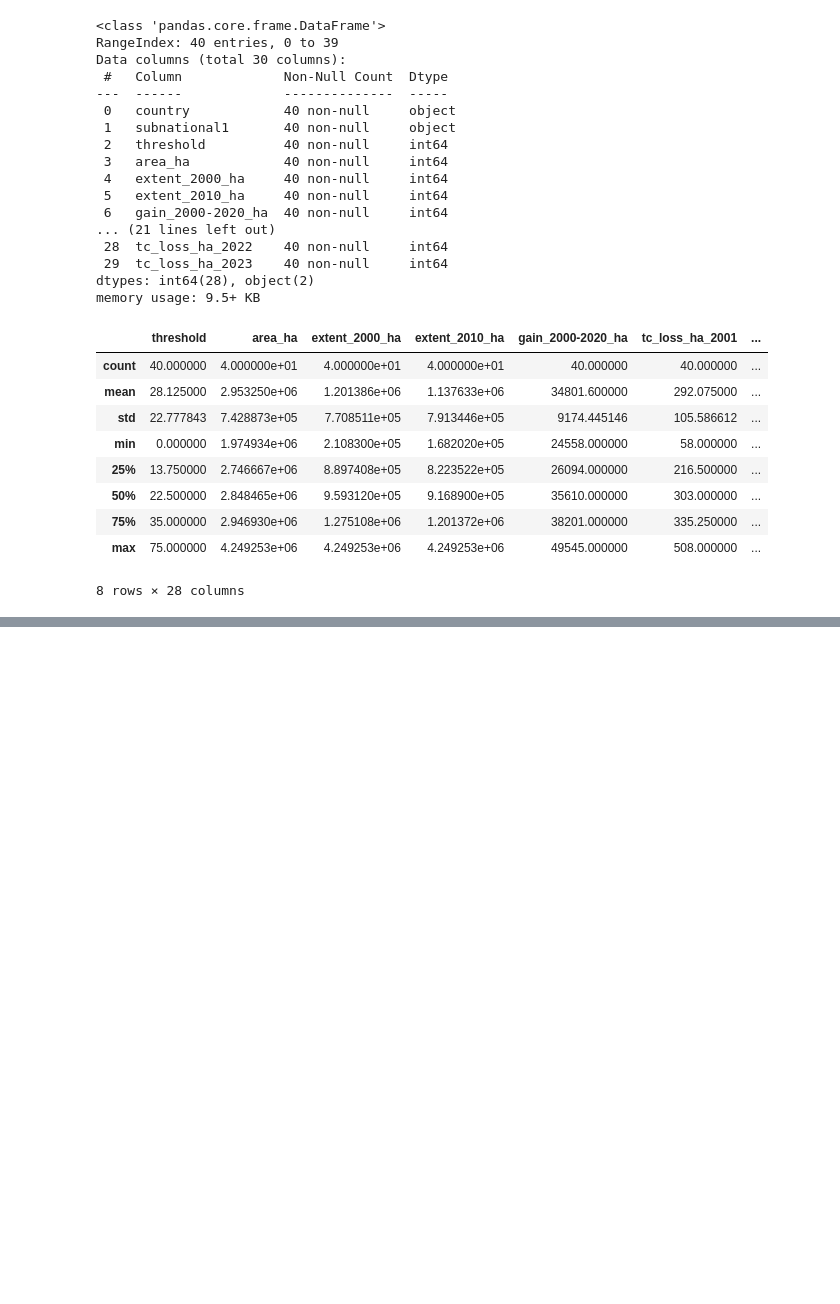
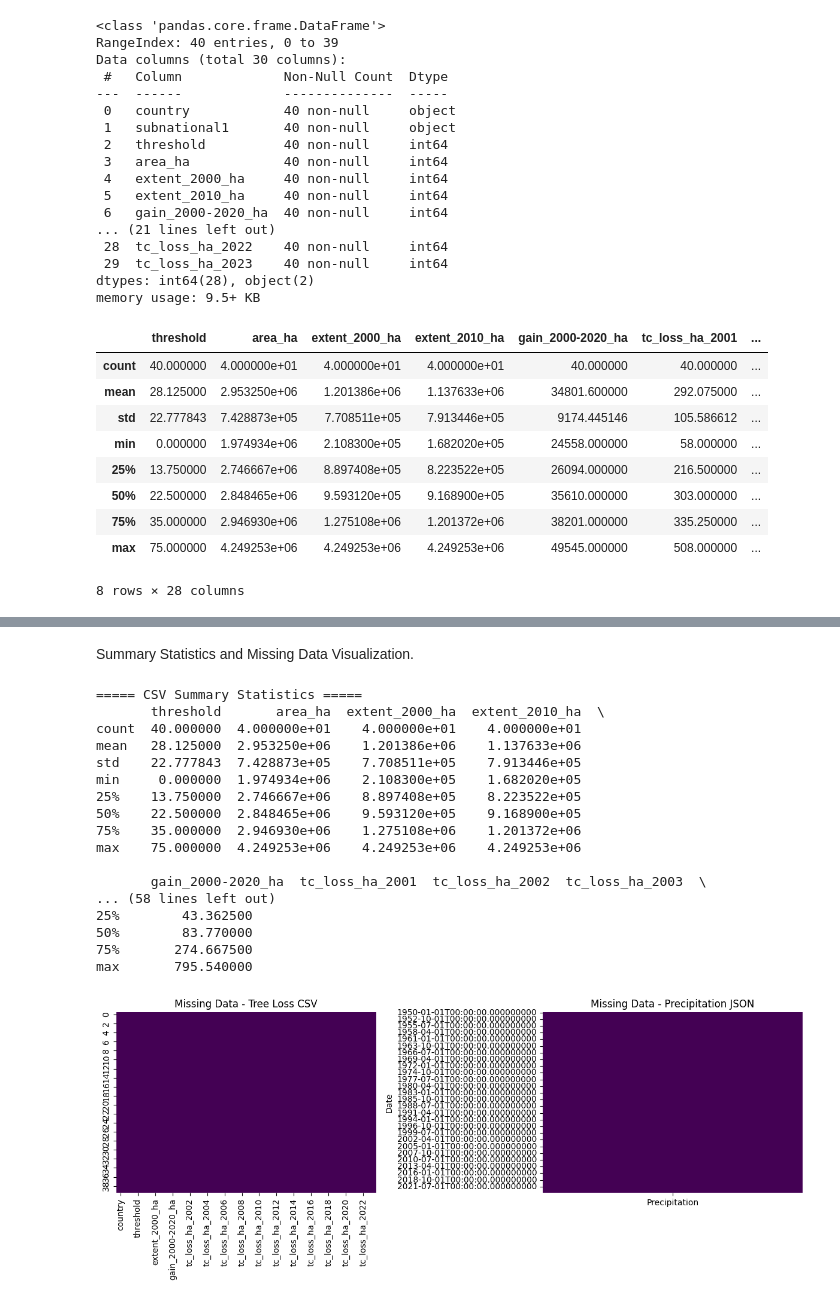
Before and after one commit to Omdena-NIC-Nepal/capstone-project-sandeshpoudel, a Jupyter notebook: main.ipynb, the cells around one changed output, grey strips where cells are left out. Cells and saved outputs as stored; diff of their text form; code cells hidden in the pictures; blank space fills up the shorter version.

```diff
--- a/main.ipynb
+++ b/main.ipynb
@@ -203,0 +354,50 @@ csv_df.describe()
+# %% [markdown]
+ Summary Statistics and Missing Data Visualization.
+# %%
+import matplotlib.pyplot as plt
+import seaborn as sns
+
+### --- CSV Summary --- ###
+print("===== CSV Summary Statistics =====")
+print(tree_loss_df.describe())
+
+### --- JSON Summary --- ###
+print("\n\n===== JSON Summary Statistics =====")
+print(pr_df.describe())
+
+
+
+### --- Missing Data Heatmaps --- ###
+plt.figure(figsize=(12, 5))
+
+# CSV missing data
+plt.subplot(1, 2, 1)
+sns.heatmap(tree_loss_df.isnull(), cbar=False, cmap='viridis')
+plt.title('Missing Data - Tree Loss CSV')
+
+# JSON missing data
+plt.subplot(1, 2, 2)
+sns.heatmap(pr_df.isnull(), cbar=False, cmap='viridis')
+plt.title('Missing Data - Precipitation JSON')
+
+plt.tight_layout()
+plt.show()
+# %% [output]
+===== CSV Summary Statistics =====
+       threshold       area_ha  extent_2000_ha  extent_2010_ha  \
+count  40.000000  4.000000e+01    4.000000e+01    4.000000e+01
+mean   28.125000  2.953250e+06    1.201386e+06    1.137633e+06
+std    22.777843  7.428873e+05    7.708511e+05    7.913446e+05
+min     0.000000  1.974934e+06    2.108300e+05    1.682020e+05
+25%    13.750000  2.746667e+06    8.897408e+05    8.223522e+05
+50%    22.500000  2.848465e+06    9.593120e+05    9.168900e+05
+75%    35.000000  2.946930e+06    1.275108e+06    1.201372e+06
+max    75.000000  4.249253e+06    4.249253e+06    4.249253e+06
+
+       gain_2000-2020_ha  tc_loss_ha_2001  tc_loss_ha_2002  tc_loss_ha_2003  \
+... (58 lines left out)
+25%        43.362500
+50%        83.770000
+75%       274.667500
+max       795.540000
+[figure, added]
```
Also changed, not shown: parts of 53 cells of this notebook, 9 other files.
